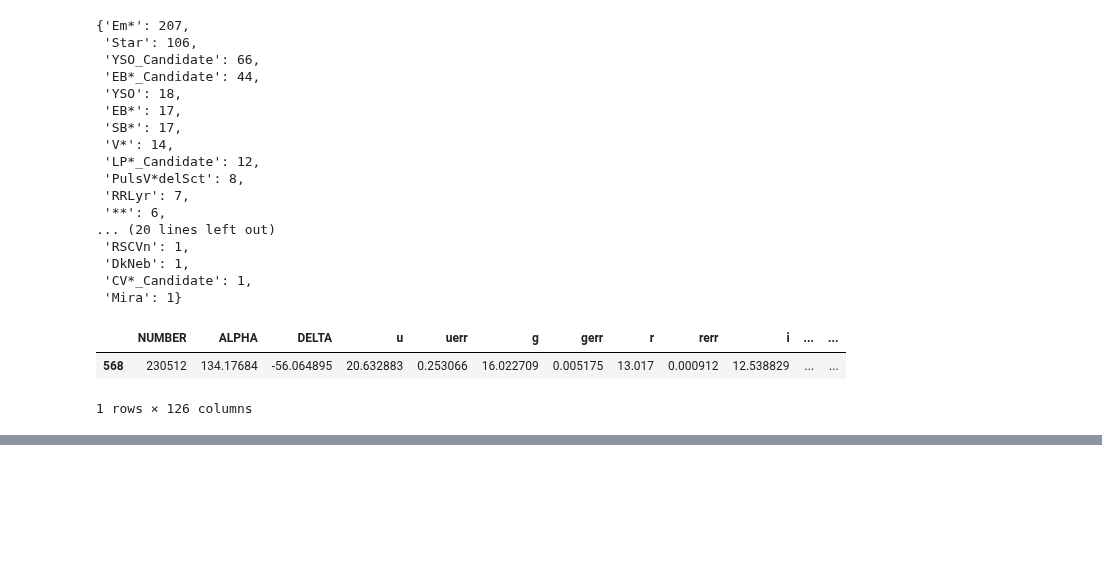
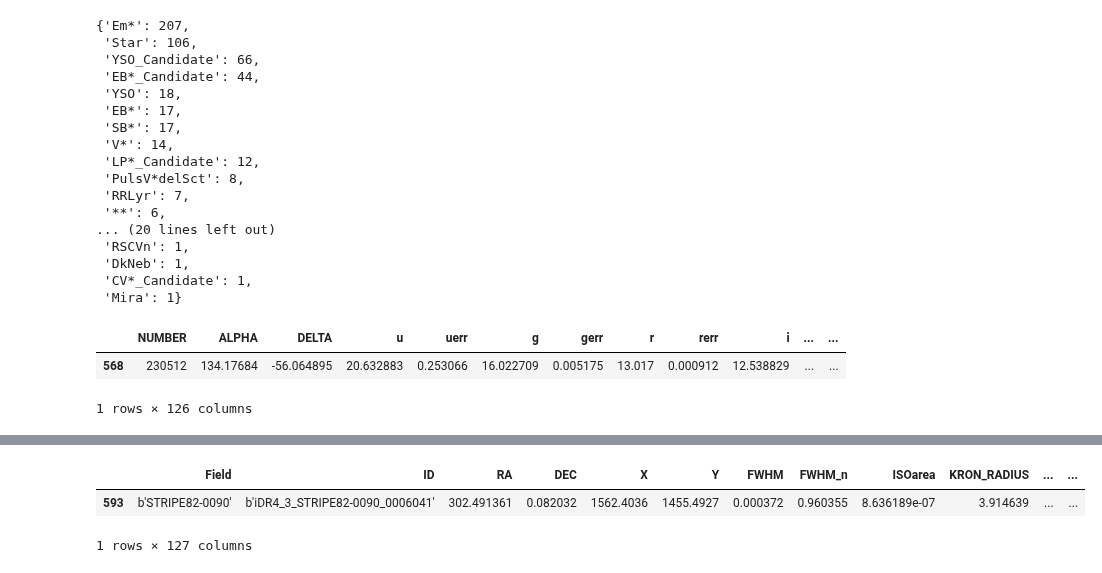
Before and after one commit to AngelGSoto/halpha-splusdr4, a Jupyter notebook: notebooks/Simbad-match.ipynb, the cells around one changed output, grey strips where cells are left out. Drawn from its saved outputs; the diff is of its cells as text; code cells hidden in the pictures; blank space fills up the shorter version.

```diff
--- a/notebooks/Simbad-match.ipynb
+++ b/notebooks/Simbad-match.ipynb
@@ -155,0 +164,8 @@ mira_df
+# %%
+# Example: Define a mask for objects of type "Galaxy"
+RSCVn_df_main = filter_by_type(df, "RSCVn")
+RSCVn_df_main
+# %% [output]
+|  | Field | ID | RA | DEC | X | Y | FWHM | FWHM_n | ISOarea | KRON_RADIUS | ... | ... |
+| 593 | b'STRIPE82-0090' | b'iDR4_3_STRIPE82-0090_0006041' | 302.491361 | 0.082032 | 1562.4036 | 1455.4927 | 0.000372 | 0.960355 | 8.636189e-07 | 3.914639 | ... | ... |
+1 rows × 127 columns
```
Also changed, not shown: parts of 1 cell of this notebook, 8 other files.
